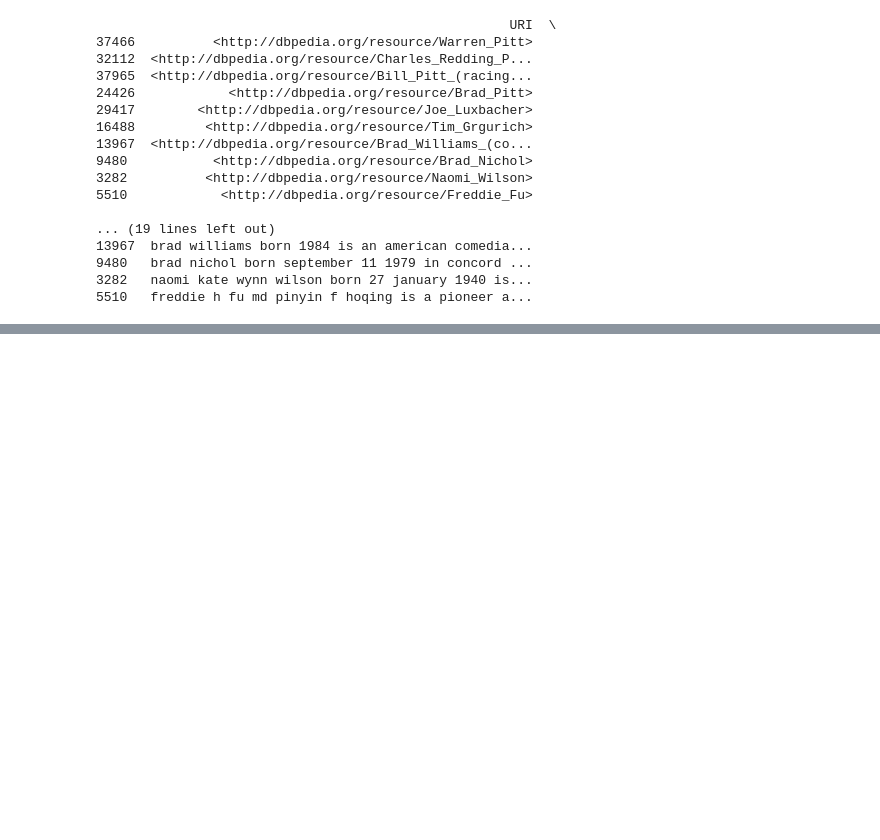
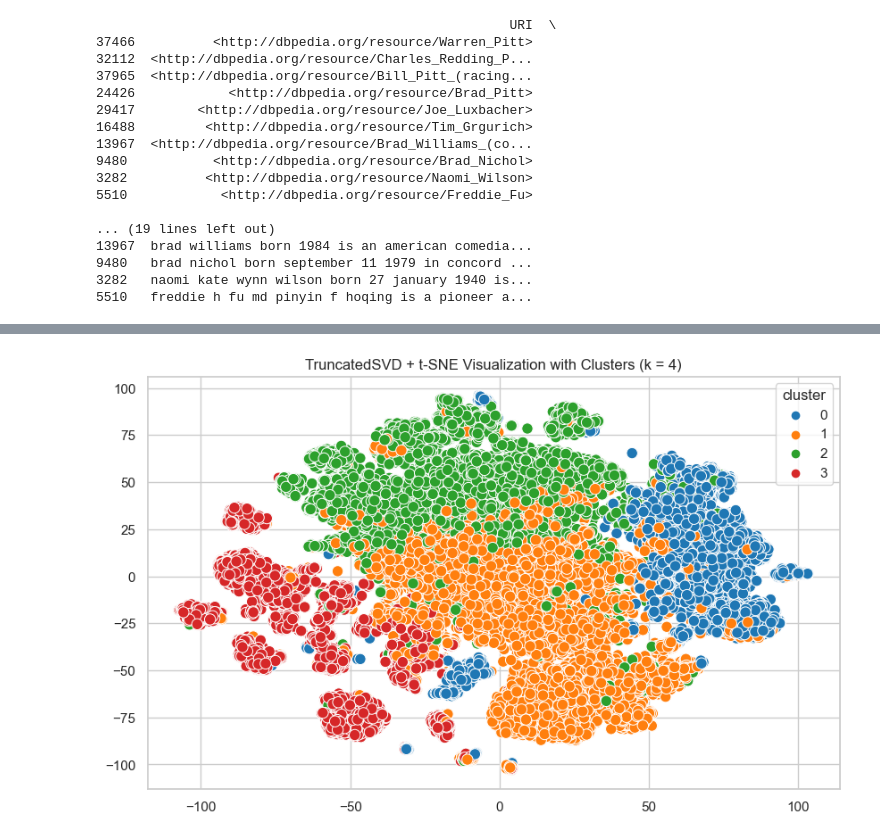
Before and after one commit to epfl-ada/ada-2023-project-miaoumiaou, a Jupyter notebook: people_comparison.ipynb, the cells around one changed output, grey strips where cells are left out. Saved outputs shown, nothing was run; the diff lists cells and outputs as text; code cells hidden in the pictures; blank space fills up the shorter version.

```diff
--- a/people_comparison.ipynb
+++ b/people_comparison.ipynb
@@ -74,0 +126,20 @@ for i in res:
+# %%
+from sklearn.manifold import TSNE
+import matplotlib.pyplot as plt
+from sklearn.decomposition import PCA
+import seaborn as sns
+from sklearn.decomposition import TruncatedSVD
+
+# là je fais des diablerie mais jsp trop si c'est bien
+svd = TruncatedSVD(n_components=50, random_state=0)
+tfidf_svd = svd.fit_transform(tfidf)
+
+tsne = TSNE(n_components=2, random_state=0)
+tfidf_2d = tsne.fit_transform(tfidf_svd)
+
+plt.figure(figsize=(10, 6))
+sns.scatterplot(x=tfidf_2d[:, 0], y=tfidf_2d[:, 1], hue=people_data['cluster'], palette='tab10', legend='full', s=80)
+plt.title('TruncatedSVD + t-SNE Visualization with Clusters (k = 4)')
+plt.show()
+# %% [output]
+[figure, added]
```
Also changed, not shown: parts of 10 cells of this notebook.
